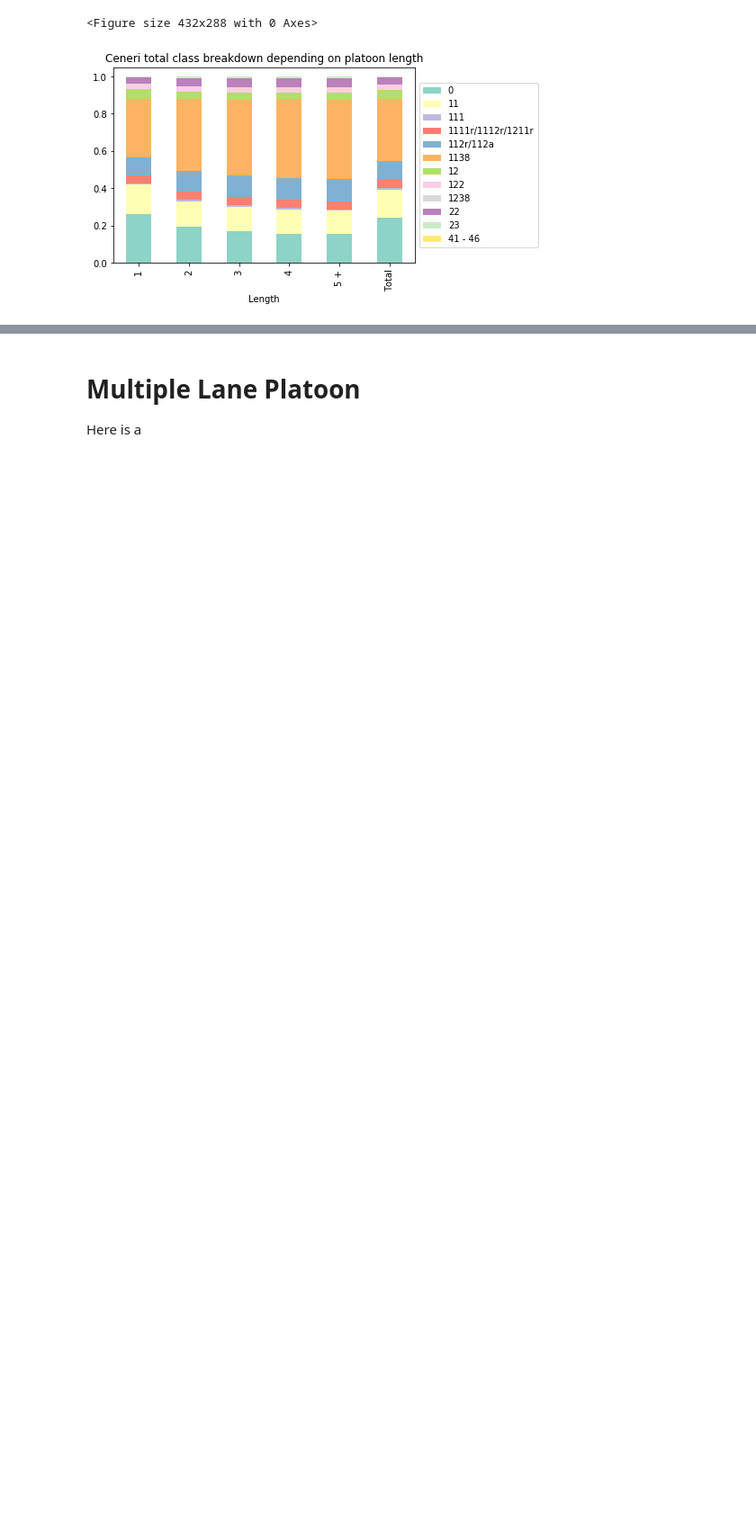
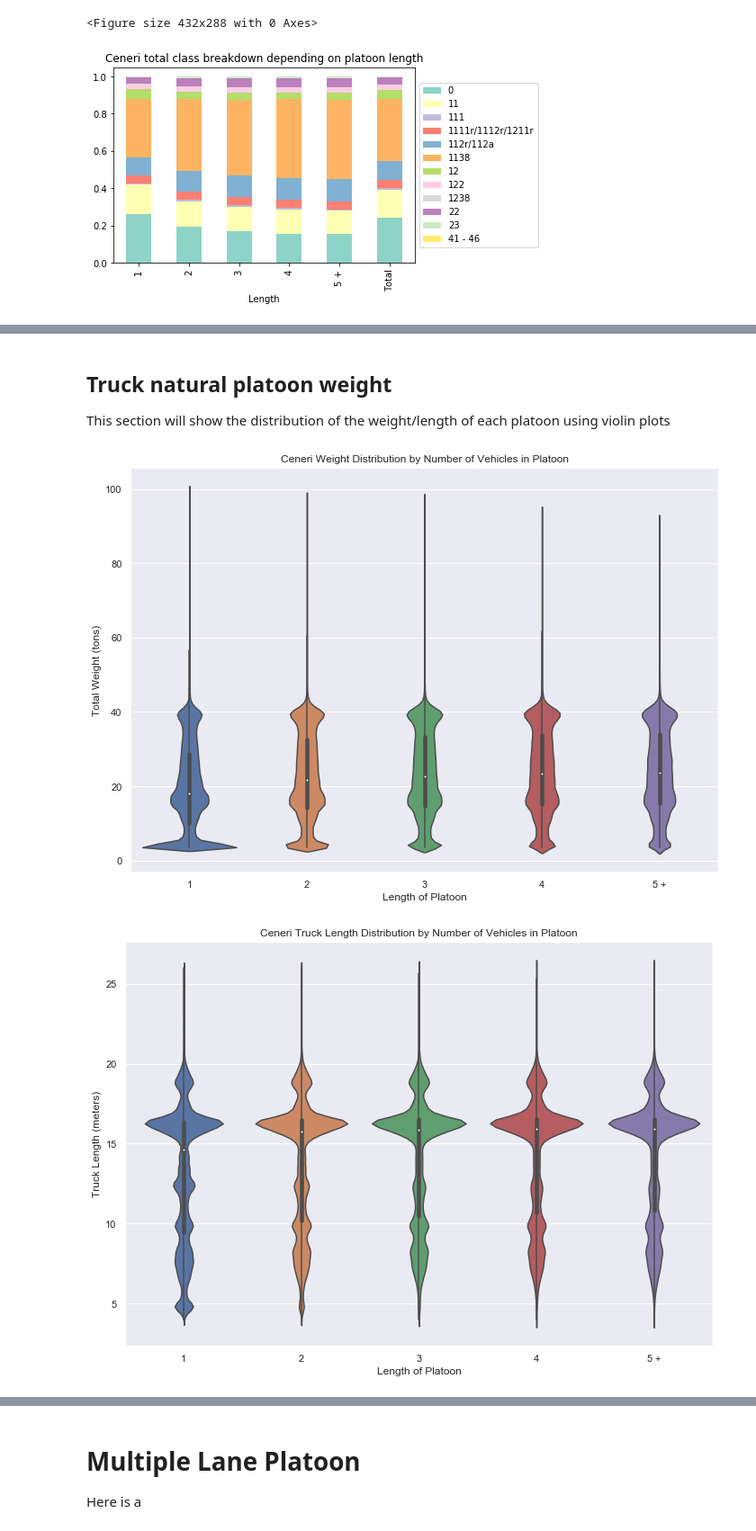
Before and after one commit to isdabelle/DigitalTwinBridges, a Jupyter notebook: PlatoonFinding.ipynb, the cells around one changed output, grey strips where cells are left out. Shown: that part at 90% size. Cells and saved outputs as stored; diff of their text form; code cells hidden in the pictures; blank space fills up the shorter version.

Commit message:
Platoon finding violin graphs

```diff
--- a/PlatoonFinding.ipynb
+++ b/PlatoonFinding.ipynb
@@ -5,6 +5,10 @@ This document aims to demonstrate the "platoon" phenomenon in a portion of the W
 # %%
 import pandas as pd
 import matplotlib.pyplot as plt
+import seaborn as sns
+import numpy as np
+
+sns.set(rc={'figure.figsize':(11.7,8.27)})
 # %% [markdown]
 The function below takes an input of station name and lanes and finds the single lane platoons by comparing the timestamps of the two trucks and categorizing any trucks with timestamps of less than 3 seconds appart as in a platoon. Platoons of two or more were then combined if the headway between the last of the group is within 3 seconds. The composition of the truck types are kept and aggregated into a list. The top 5 occuring lists are then displayed for platoons of lengths 2, 3 and 4.
 # %%
@@ -147,4 +159,44 @@ df_station.head()
-# %%
-station = "Gotthard"
-df_got = pd.read_csv('{}Data/2011_2019_platoon.csv'.format(station), index_col=0, parse_dates=['Start', 'End'])
-truck_type_graph(df_got, True, station)
+# %% [markdown]
+## Truck natural platoon weight
+
+This section will show the distribution of the weight/length of each platoon using violin plots
+# %%
+def violin_weight_length(station):
+
+    df_station = pd.read_pickle('{}Data/2011_2019_platoon.pkl'.format(station))
+
+    df_platoon_weight = df_station[['GW_TOT', 'LENTH', 'Length', 'Lane']].explode('GW_TOT')
+    df_platoon_weight = df_platoon_weight.explode('LENTH').rename(columns={'LENTH' : 'Truck Length', 'GW_TOT' : 'Total Weight'})
+    df_platoon_weight['Total Weight'] = df_platoon_weight['Total Weight']/1000
+    df_platoon_weight['Truck Length'] = df_platoon_weight['Truck Length']/100
+    df_platoon_weight['Length'] = df_platoon_weight['Length'].apply(lambda x: str(x) if x <= 4 else '5 +')
+    df_platoon_weight['Total Weight'] = pd.to_numeric(df_platoon_weight['Total Weight'], errors='coerce')
+    df_platoon_weight['Truck Length'] = pd.to_numeric(df_platoon_weight['Truck Length'], errors='coerce')
+
+    fig, axes = plt.subplots()
+    sns.violinplot('Length', 'Total Weight', data=df_platoon_weight, ax=axes)
+    axes.set_title('{} Weight Distribution by Number of Vehicles in Platoon'.format(station))
+
+    axes.yaxis.grid(True)
+    axes.set_xlabel('Length of Platoon')
+    axes.set_ylabel('Total Weight (tons)')
+
+    plt.show()
+
+    fig, axes = plt.subplots()
+    sns.violinplot('Length', 'Truck Length', data=df_platoon_weight, ax=axes)
+    axes.set_title('{} Truck Length Distribution by Number of Vehicles in Platoon'.format(station))
+
+    axes.yaxis.grid(True)
+    axes.set_xlabel('Length of Platoon')
+    axes.set_ylabel('Truck Length (meters)')
+
+    plt.show()
+# %%
+stations = ['Ceneri', 'Denges', 'Gotthard']
+# %%
+for station in stations:
+    violin_weight_length(station)
+# %% [output]
+[figure, added]
+[figure, added]
```
Also changed, not shown: parts of 4 cells of this notebook, 1 other file.
